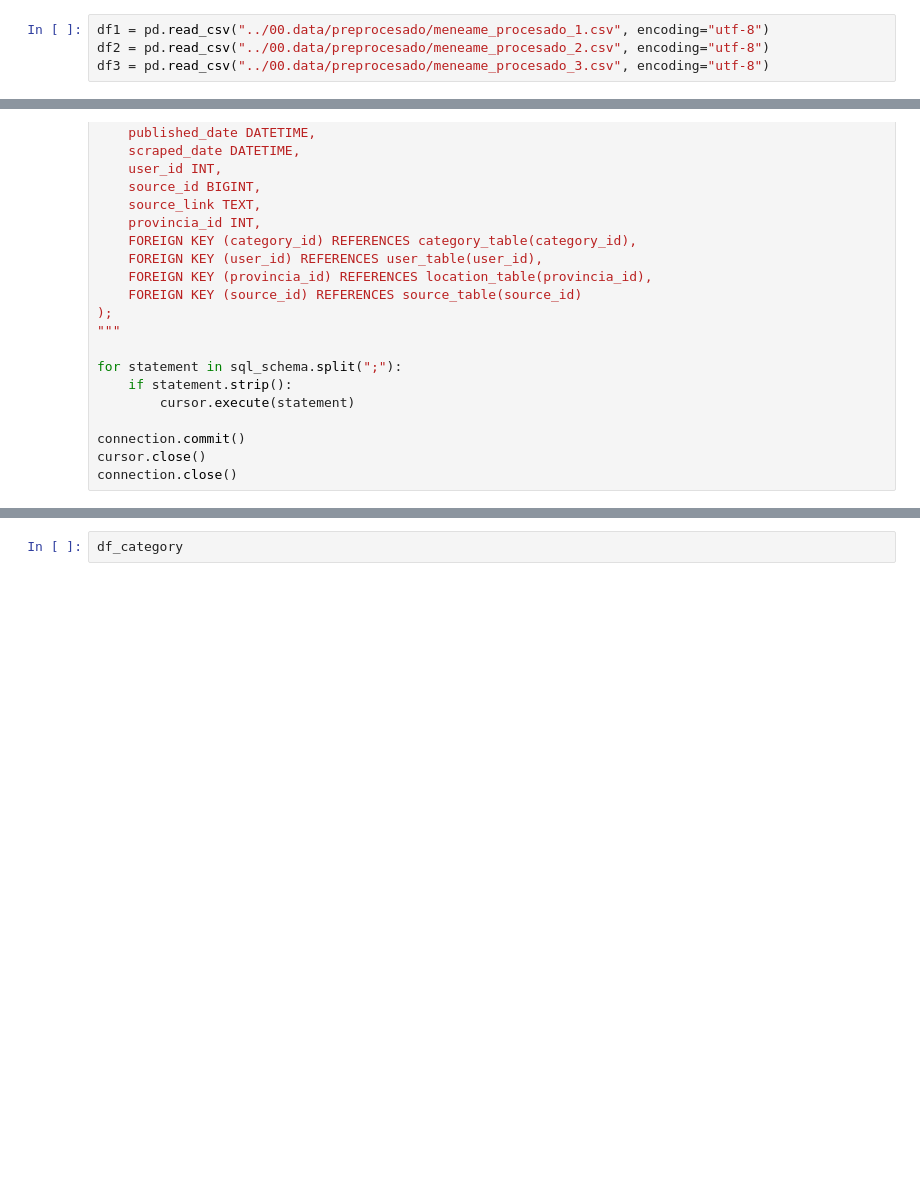
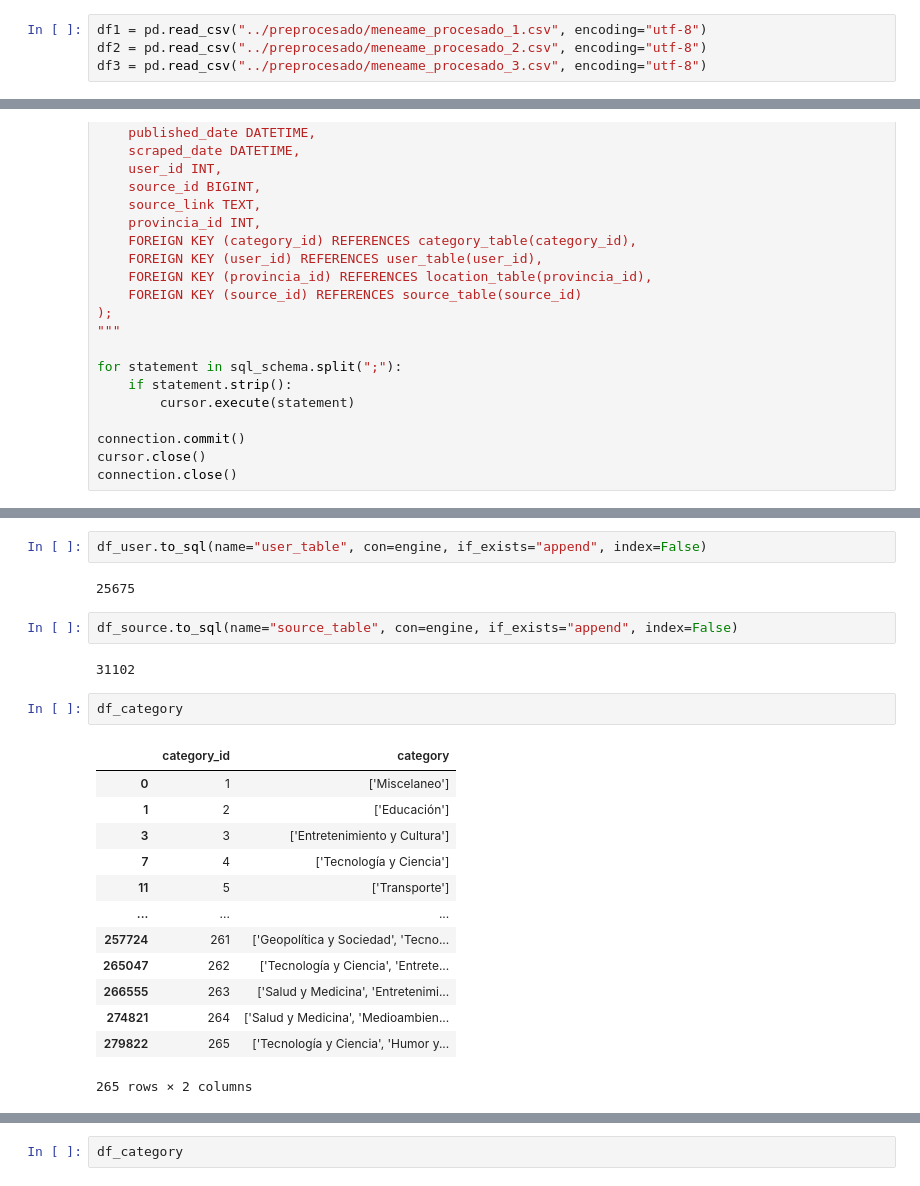
Before and after one commit to LucijaBrcic/Analisis-de-noticias, a Jupyter notebook: src/00.data/SQL/SQL_SCHEMA.ipynb, the cells around one changed output, grey strips where cells are left out. Cells and saved outputs as stored; diff of their text form; blank space fills up the shorter version.

```diff
--- a/src/00.data/SQL/SQL_SCHEMA.ipynb
+++ b/src/00.data/SQL/SQL_SCHEMA.ipynb
@@ -10,9 +10,9 @@ import sqlalchemy
 from sqlalchemy import create_engine, Column, Integer, String
 from sqlalchemy.ext.declarative import declarative_base
 # %%
-df1 = pd.read_csv("../00.data/preprocesado/meneame_procesado_1.csv", encoding="utf-8")
-df2 = pd.read_csv("../00.data/preprocesado/meneame_procesado_2.csv", encoding="utf-8")
-df3 = pd.read_csv("../00.data/preprocesado/meneame_procesado_3.csv", encoding="utf-8")
+df1 = pd.read_csv("../preprocesado/meneame_procesado_1.csv", encoding="utf-8")
+df2 = pd.read_csv("../preprocesado/meneame_procesado_2.csv", encoding="utf-8")
+df3 = pd.read_csv("../preprocesado/meneame_procesado_3.csv", encoding="utf-8")
 # %%
 df = pd.concat([df1,df2,df3], ignore_index=True)
 # %%
@@ -168,0 +147,24 @@ df_user.to_sql(name="user_table", con=engine, if_exists="append", index=False)
+# %%
+df_user.to_sql(name="user_table", con=engine, if_exists="append", index=False)
+# %% [output]
+25675
+# %%
+df_source.to_sql(name="source_table", con=engine, if_exists="append", index=False)
+# %% [output]
+31102
+# %%
+df_category
+# %% [output]
+|  | category_id | category |
+| 0 | 1 | ['Miscelaneo'] |
+| 1 | 2 | ['Educación'] |
+| 3 | 3 | ['Entretenimiento y Cultura'] |
+| 7 | 4 | ['Tecnología y Ciencia'] |
+| 11 | 5 | ['Transporte'] |
+| ... | ... | ... |
+| 257724 | 261 | ['Geopolítica y Sociedad', 'Tecno... |
+| 265047 | 262 | ['Tecnología y Ciencia', 'Entrete... |
+| 266555 | 263 | ['Salud y Medicina', 'Entretenimi... |
+| 274821 | 264 | ['Salud y Medicina', 'Medioambien... |
+| 279822 | 265 | ['Tecnología y Ciencia', 'Humor y... |
+265 rows × 2 columns
```
Also changed, not shown: parts of 10 cells of this notebook, 1 other file.
